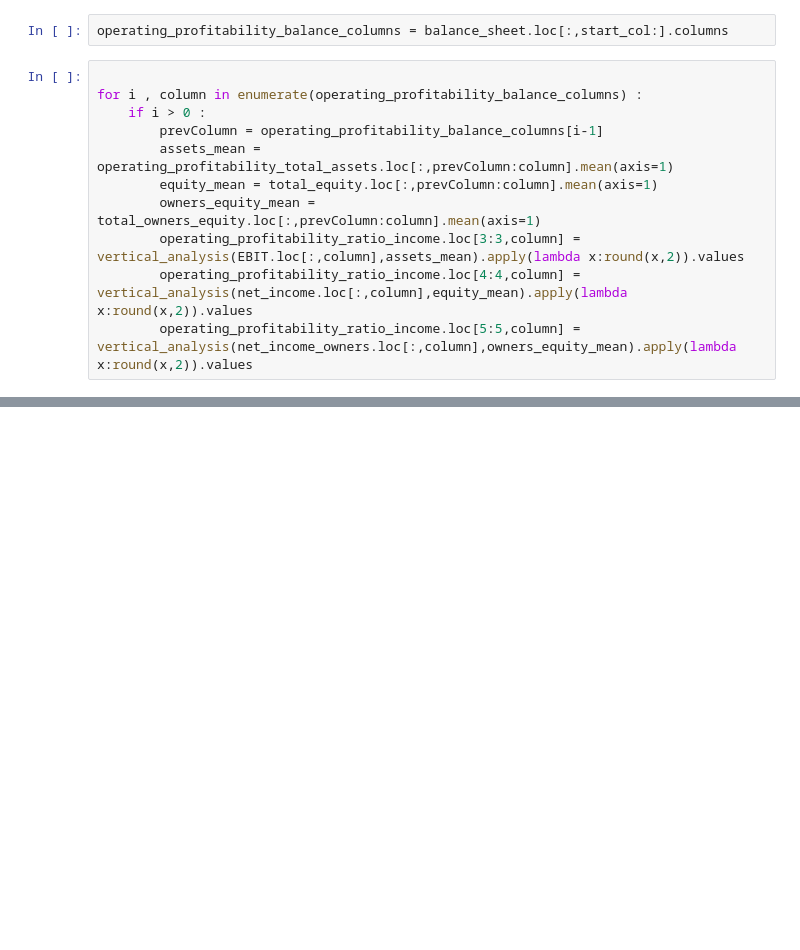
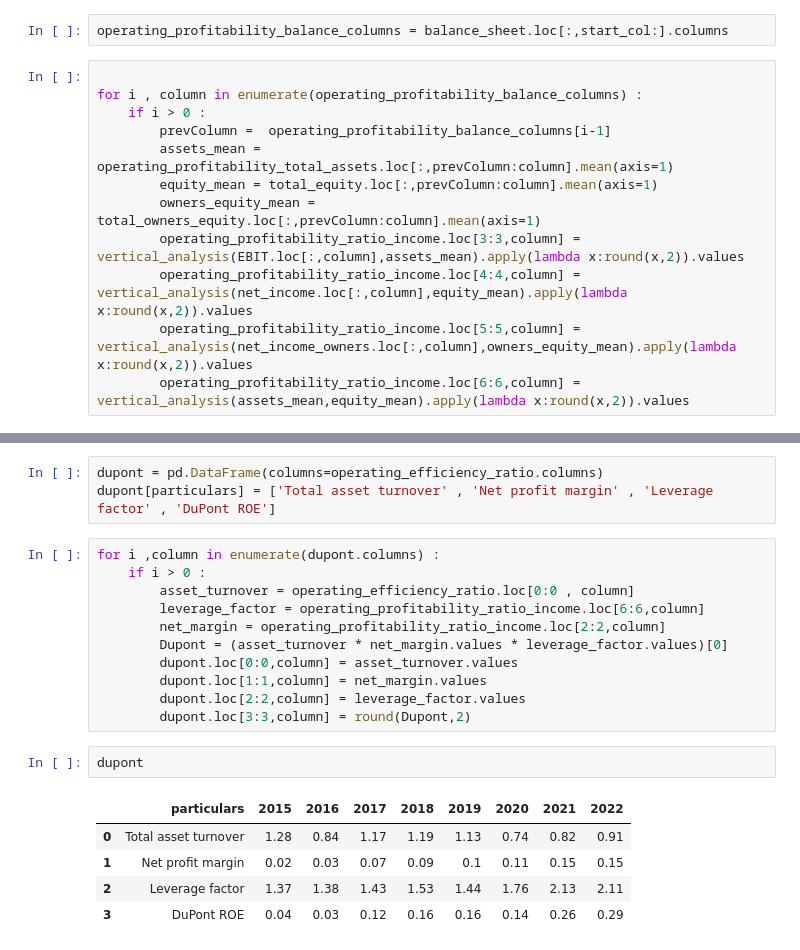
Before and after one commit to suraj49470/data-science, a Jupyter notebook: pandas-learnings/tcs-learning.ipynb, the cells around one changed output, grey strips where cells are left out. Drawn from its saved outputs; the diff is of its cells as text; blank space fills up the shorter version.

```diff
--- a/pandas-learnings/tcs-learning.ipynb
+++ b/pandas-learnings/tcs-learning.ipynb
@@ -505,10 +505,11 @@ operating_profitability_balance_columns = balance_sheet.loc[:,start_col:].column
 
 for i , column in enumerate(operating_profitability_balance_columns) :
     if i > 0 :
-        prevColumn = operating_profitability_balance_columns[i-1]
+        prevColumn =  operating_profitability_balance_columns[i-1]
         assets_mean = operating_profitability_total_assets.loc[:,prevColumn:column].mean(axis=1)
         equity_mean = total_equity.loc[:,prevColumn:column].mean(axis=1)
         owners_equity_mean = total_owners_equity.loc[:,prevColumn:column].mean(axis=1)
         operating_profitability_ratio_income.loc[3:3,column] = vertical_analysis(EBIT.loc[:,column],assets_mean).apply(lambda x:round(x,2)).values
         operating_profitability_ratio_income.loc[4:4,column] = vertical_analysis(net_income.loc[:,column],equity_mean).apply(lambda x:round(x,2)).values
         operating_profitability_ratio_income.loc[5:5,column] = vertical_analysis(net_income_owners.loc[:,column],owners_equity_mean).apply(lambda x:round(x,2)).values
+        operating_profitability_ratio_income.loc[6:6,column] = vertical_analysis(assets_mean,equity_mean).apply(lambda x:round(x,2)).values
@@ -531,0 +529,22 @@ operating_income_expense / operating_profitability_total_assets
+# %%
+dupont = pd.DataFrame(columns=operating_efficiency_ratio.columns)
+dupont[particulars] = ['Total asset turnover' , 'Net profit margin' , 'Leverage factor' , 'DuPont ROE']
+# %%
+for i ,column in enumerate(dupont.columns) :
+    if i > 0 :
+        asset_turnover = operating_efficiency_ratio.loc[0:0 , column]
+        leverage_factor = operating_profitability_ratio_income.loc[6:6,column]
+        net_margin = operating_profitability_ratio_income.loc[2:2,column]
+        Dupont = (asset_turnover * net_margin.values * leverage_factor.values)[0]
+        dupont.loc[0:0,column] = asset_turnover.values
+        dupont.loc[1:1,column] = net_margin.values
+        dupont.loc[2:2,column] = leverage_factor.values
+        dupont.loc[3:3,column] = round(Dupont,2)
+# %%
+dupont
+# %% [output]
+|  | particulars | 2015 | 2016 | 2017 | 2018 | 2019 | 2020 | 2021 | 2022 |
+| 0 | Total asset turnover | 1.28 | 0.84 | 1.17 | 1.19 | 1.13 | 0.74 | 0.82 | 0.91 |
+| 1 | Net profit margin | 0.02 | 0.03 | 0.07 | 0.09 | 0.1 | 0.11 | 0.15 | 0.15 |
+| 2 | Leverage factor | 1.37 | 1.38 | 1.43 | 1.53 | 1.44 | 1.76 | 2.13 | 2.11 |
+| 3 | DuPont ROE | 0.04 | 0.03 | 0.12 | 0.16 | 0.16 | 0.14 | 0.26 | 0.29 |
```
Also changed, not shown: parts of 12 cells of this notebook, 6 other files.
